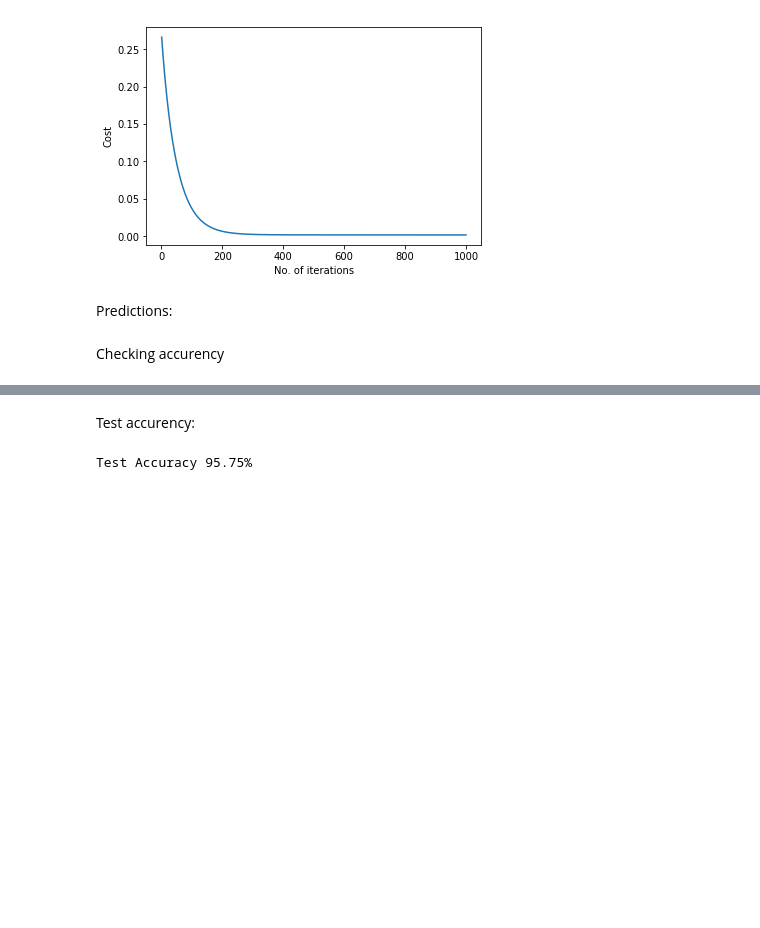
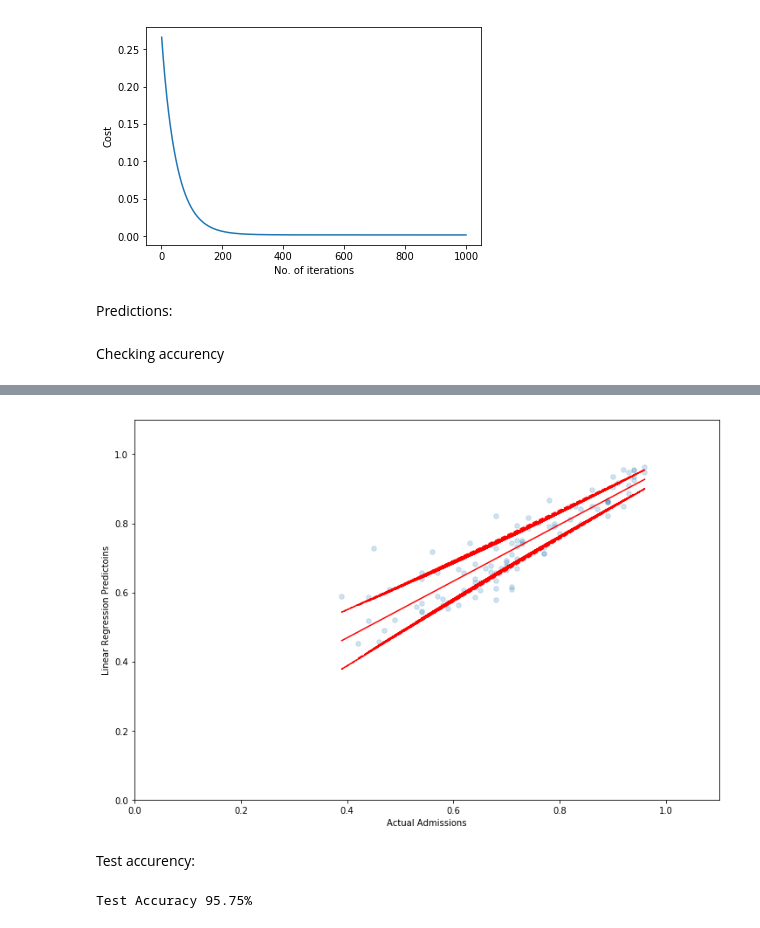
Before and after one commit to jancpp/Graduate_admissions, a Jupyter notebook: Graduate admissions.ipynb, the cells around one changed output, grey strips where cells are left out. Drawn from its saved outputs; the diff is of its cells as text; code cells hidden in the pictures; blank space fills up the shorter version.

Commit message:
Update plot_best_fit

```diff
--- a/Graduate admissions.ipynb
+++ b/Graduate admissions.ipynb
@@ -141,13 +141,15 @@ def plot_histogram(y_true,y_pred):
 
 def plot_best_fit(y_true, y_pred, model_name):
     plt.figure(figsize=(12,8))
-    reorder = y_true.sort.index.tolist()
-    x_series = np.array(y_true[reorder])
-    y_series = np.array(y_pred[reorder])
+#     reorder = y_true.sort.index.tolist()
+#     x_series = np.array(y_true[reorder])
+#     y_series = np.array(y_pred[reorder])
+    x_series = np.array(y_true)
+    y_series = np.array(y_pred)
 
     # Create scatter plot of
-    plt.xlim(-1,26)
-    plt.ylim(-1,11)
+    plt.xlim(0,1.1)
+    plt.ylim(0,1.1)
     plt.scatter(x_series, y_series, s=30, alpha=0.2, marker='o')
 
     # Create line of best fit and confidence intervals
@@ -161,14 +163,14 @@ def plot_best_fit(y_true, y_pred, model_name):
     yerr = [abs(slope*xx + intercept - yy) for xx,yy in zip(x_series,y_series)]
     par = np.polyfit(x_series, yerr, 2, full=True)
     yerrUpper = [(xx*slope+intercept)+(par[0][0]*xx**2 + par[0][1]*xx + par[0][2]) for xx,yy in zip(x_series,y_series)]
-    yerrLower = [(xx*sloped+intercept)-(par[0][0]*xx**2 + par[0][1]*xx + par[0][2]) for xx,yy in zip(x_series,y_series)]
+    yerrLower = [(xx*slope+intercept)-(par[0][0]*xx**2 + par[0][1]*xx + par[0][2]) for xx,yy in zip(x_series,y_series)]
 
     plt.plot(xl, yl, 'r')
     plt.plot(x_series, yerrLower, '--r')
     plt.plot(x_series, yerrUpper, '--r')
 
-#     plt.xlabel("Actual Contracts Awarded - {}".format(team))
-#     plt.ylabel("{} Predicted Contracts - {}".format(model_name,team))
+    plt.xlabel("Actual Admissions")
+    plt.ylabel("{} Predictoins".format(model_name))
 # %% [markdown]
 # Modeling
 
@@ -276,7 +280,9 @@ predictions_lin_reg = hypothesis(theta, X_test, X_test.shape[1] - 1)
 # %%
 # print(predictions_lin_reg)
 # %%
-# plot_best_fit(y_test, predictions_lin_reg, 'Linear Regression') # getting errors TODO
+plot_best_fit(y_test, predictions_lin_reg, 'Linear Regression') # getting errors TODO
+# %% [output]
+[figure, added]
 # %% [markdown]
 Test accurency:
 # %%
```
Also changed, not shown: parts of 1 cell of this notebook.
